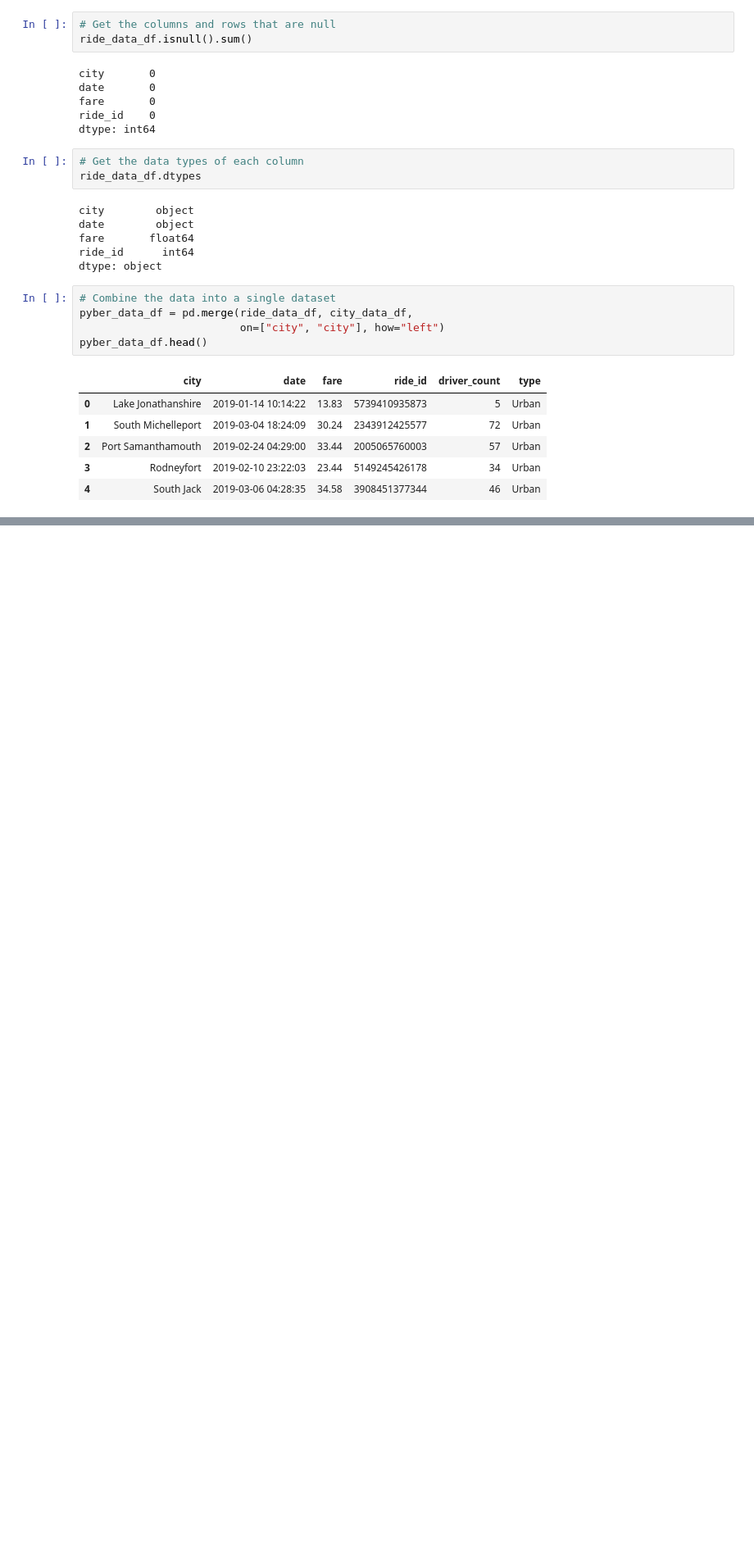
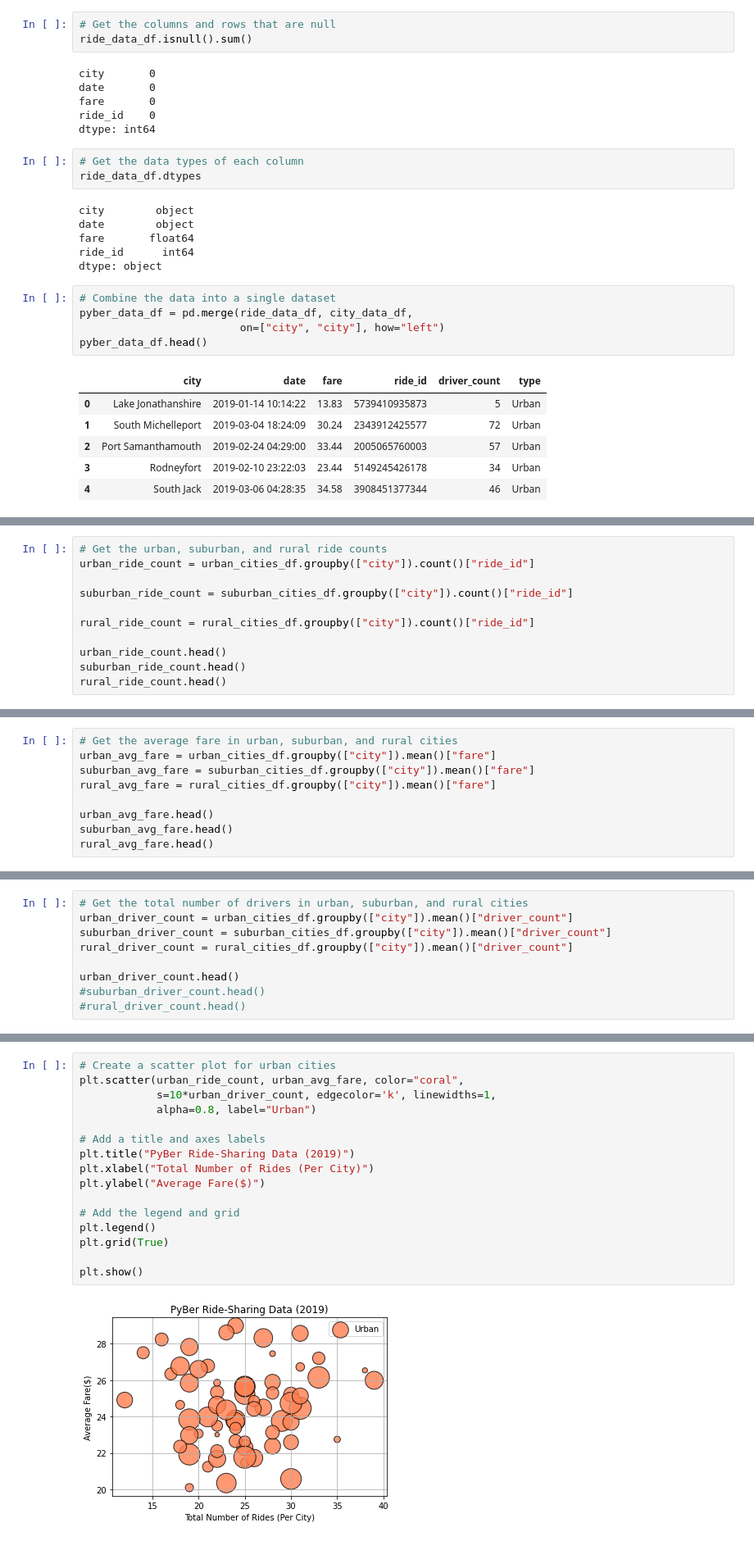
Before and after one commit to npantfoerder/PyBer-analysis, a Jupyter notebook: PyBer.ipynb, the cells around one changed output, grey strips where cells are left out. Shown at 82% size. Drawn from its saved outputs; the diff is of its cells as text; blank space fills up the shorter version.

```diff
--- a/PyBer.ipynb
+++ b/PyBer.ipynb
@@ -129,0 +146,11 @@ pyber_data_df.head()
+# %%
+# Get the urban, suburban, and rural ride counts
+urban_ride_count = urban_cities_df.groupby(["city"]).count()["ride_id"]
+
+suburban_ride_count = suburban_cities_df.groupby(["city"]).count()["ride_id"]
+
+rural_ride_count = rural_cities_df.groupby(["city"]).count()["ride_id"]
+
+urban_ride_count.head()
+suburban_ride_count.head()
+rural_ride_count.head()
@@ -129,0 +165,9 @@ pyber_data_df.head()
+# %%
+# Get the average fare in urban, suburban, and rural cities
+urban_avg_fare = urban_cities_df.groupby(["city"]).mean()["fare"]
+suburban_avg_fare = suburban_cities_df.groupby(["city"]).mean()["fare"]
+rural_avg_fare = rural_cities_df.groupby(["city"]).mean()["fare"]
+
+urban_avg_fare.head()
+suburban_avg_fare.head()
+rural_avg_fare.head()
@@ -129,0 +182,9 @@ pyber_data_df.head()
+# %%
+# Get the total number of drivers in urban, suburban, and rural cities
+urban_driver_count = urban_cities_df.groupby(["city"]).mean()["driver_count"]
+suburban_driver_count = suburban_cities_df.groupby(["city"]).mean()["driver_count"]
+rural_driver_count = rural_cities_df.groupby(["city"]).mean()["driver_count"]
+
+urban_driver_count.head()
+#suburban_driver_count.head()
+#rural_driver_count.head()
@@ -129,0 +199,18 @@ pyber_data_df.head()
+# %%
+# Create a scatter plot for urban cities
+plt.scatter(urban_ride_count, urban_avg_fare, color="coral",
+            s=10*urban_driver_count, edgecolor='k', linewidths=1,
+            alpha=0.8, label="Urban")
+
+# Add a title and axes labels
+plt.title("PyBer Ride-Sharing Data (2019)")
+plt.xlabel("Total Number of Rides (Per City)")
+plt.ylabel("Average Fare($)")
+
+# Add the legend and grid
+plt.legend()
+plt.grid(True)
+
+plt.show()
+# %% [output]
+[figure, added]
```
Also changed, not shown: parts of 8 cells of this notebook, 1 other file.
